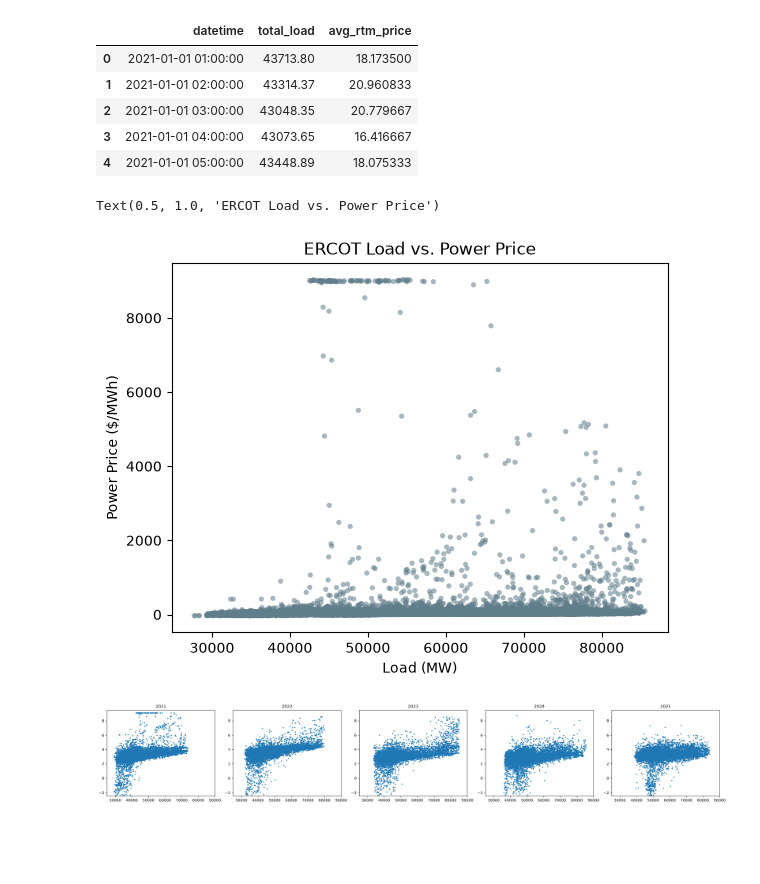
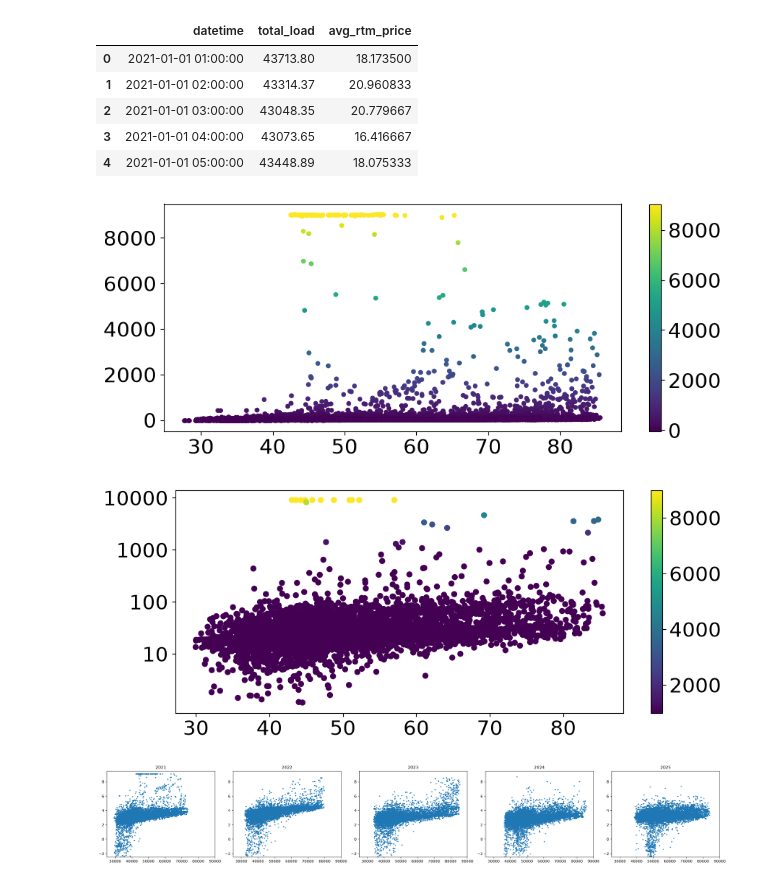
Before and after one commit to zyliaz/Energy-Price-Risk-Model, a Jupyter notebook: 03_notebooks/02_analysis/05_load_rtm_price_plot.ipynb, the cells around one changed output. Cells and saved outputs as stored; diff of their text form; code cells hidden in the pictures; blank space fills up the shorter version.

```diff
--- a/03_notebooks/02_analysis/05_load_rtm_price_plot.ipynb
+++ b/03_notebooks/02_analysis/05_load_rtm_price_plot.ipynb
@@ -50,20 +50,62 @@ df_merge.head()
 # %%
 df_plot = df_merge.copy()
 df_plot = df_plot.set_index('datetime')
+
 x = df_plot["total_load"]
 y = df_plot["avg_rtm_price"]
 
-plt.scatter(x, y, s=14, alpha=0.55, color="#607D8B", edgecolors="none")
-xline = np.linspace(x.min(), x.max(), 200)
+plt.subplots(figsize=(10, 4))
+im = plt.scatter(x, y, s=14, alpha=1, c=y, cmap="viridis")
+plt.xticks(fontsize=20)
+plt.yticks(fontsize=20)
 
-#plt.plot(xline, xline, color="#000000", lw=1.2, ls="--", label="1:1 Line")
+# Add the colorbar
+# 2. Add the colorbar
+cbar = plt.colorbar(im)
 
-plt.xlabel("Load (MW)")
-plt.ylabel("Power Price ($/MWh)")
-plt.title('ERCOT Load vs. Power Price')
+# 3. Increase the font size of the TICK LABELS (the numbers)
+cbar.ax.tick_params(labelsize=20)
+
+import matplotlib.pyplot as plt
+import matplotlib.ticker as ticker
+
+# Apply a formatter to the x-axis
+plt.gca().xaxis.set_major_formatter(
+    ticker.FuncFormatter(lambda x, pos: f"{x/1000:g}")
+)
 # %% [output]
-Text(0.5, 1.0, 'ERCOT Load vs. Power Price')
-[figure, old version]
+[figure, new version]
+# %%
+# poster version
+df_plot = df_merge.copy()
+df_plot = df_plot.set_index('datetime')
+df_plot = df_plot[df_plot['avg_rtm_price'] >= 1.1]
+df_plot = df_plot.sample(frac=0.1)
+
+x = df_plot["total_load"]
+y = df_plot["avg_rtm_price"]
+
+fig, ax = plt.subplots(figsize=(10, 4))
+im = ax.scatter(x, y, s=25, alpha=1, c=y, cmap="viridis", vmin=1000, vmax=9000)
+
+# 1. Set the y-axis to log scale with base e
+ax.set_yscale('log', base=np.e)
+
+# Set yticks at powers of 10
+ax.set_yticks([10, 100, 1000, 10000])
+ax.yaxis.set_major_formatter(ticker.ScalarFormatter())
+ax.tick_params(axis="y", labelsize=20)
+ax.tick_params(axis="x", labelsize=20)
+
+# color bar
+cbar = plt.colorbar(im)
+cbar.ax.tick_params(labelsize=20)
+
+# make x axis GW
+ax.xaxis.set_major_formatter(ticker.FuncFormatter(lambda x, pos: f"{x/1000:g}"))
+plt.show()
+# %% [output]
+[figure, added]
 # %%
 # break down by year
 # log(rtm_price) to make the plot more readable
```
Also changed, not shown: parts of 1 cell of this notebook, 40 other files.
